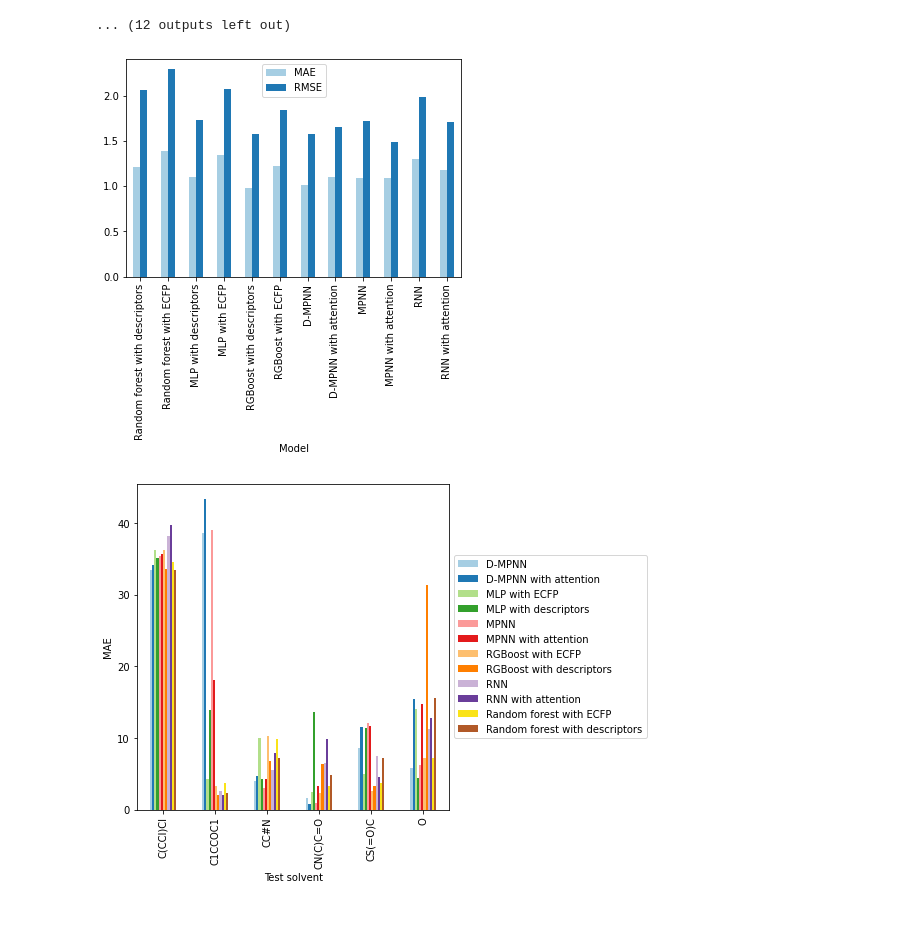
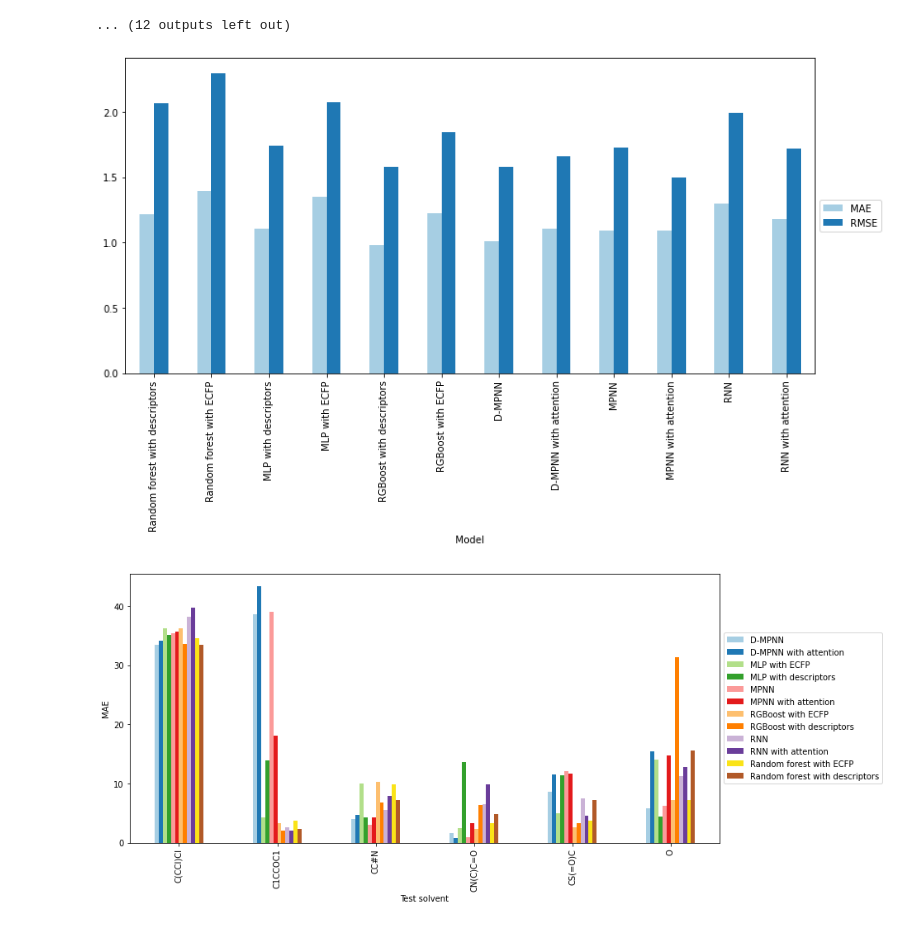
Before and after one commit to saratanov/git_honours, a Jupyter notebook: THESIS/solvent_results.ipynb, the cells around one changed output. Cells and saved outputs as stored; diff of their text form; code cells hidden in the pictures.

```diff
--- a/THESIS/solvent_results.ipynb
+++ b/THESIS/solvent_results.ipynb
@@ -173,18 +173,20 @@ RNN with attention
 # %%
 #holdout test
 
 df = pd.read_csv('finalised_results/holdout_test.csv')
-df.plot.bar(x='Model', y=['MAE','RMSE'], color=colours)
+ax = df.plot.bar(x='Model', y=['MAE','RMSE'], color=colours)
 
+fig = ax.get_figure()
+fig.set_size_inches(16, 6)
 box = ax.get_position()
 ax.set_position([box.x0, box.y0, box.width * 0.8, box.height])
 
 # Put a legend to the right of the current axis
 ax.legend(loc='center left', bbox_to_anchor=(1, 0.5))
 
 plt.show()
 # %% [output]
-[figure, old version]
+[figure, new version]
 # %%
 #LOSO
 df = pd.read_csv('finalised_results/LOSO_test.csv')
@@ -195,7 +197,7 @@ colours = ['#a6cee3','#1f78b4','#b2df8a','#33a02c','#fb9a99','#e31a1c',
 
 ax = df_pivot.plot.bar(color=colours)
 fig = ax.get_figure()
-fig.set_size_inches(7, 6)
+fig.set_size_inches(16, 6)
 ax.set_xlabel("Test solvent")
 ax.set_ylabel("MAE")
 
@@ -207,7 +209,7 @@ ax.legend(loc='center left', bbox_to_anchor=(1, 0.5))
 
 plt.show()
 # %% [output]
-[figure, old version]
+[figure, new version]
 # %%
 #LOCO
 df = pd.read_csv('finalised_results/LOCO_test.csv')
```
Also changed, not shown: parts of 6 cells of this notebook, 14 other files.
